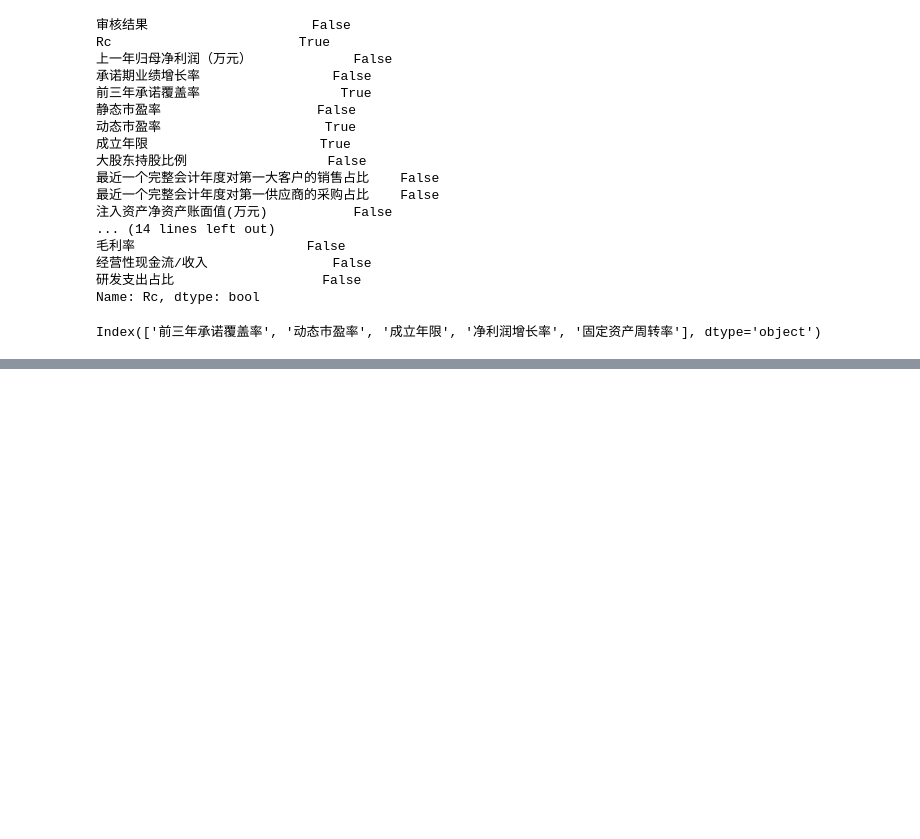
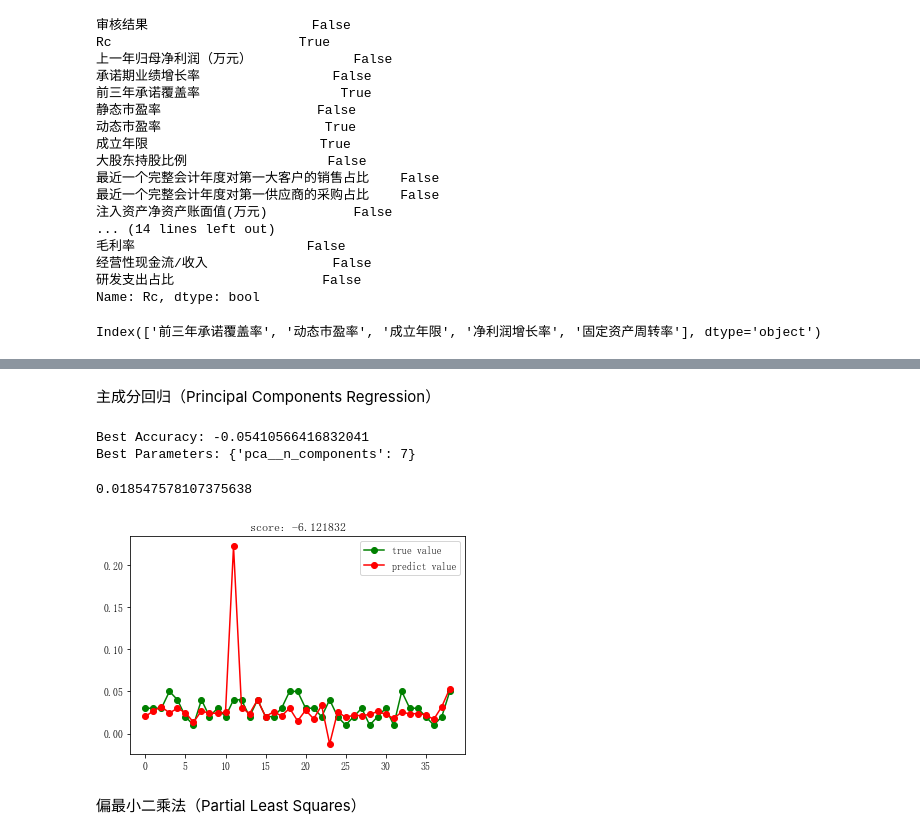
Before and after one commit to ZhengyiWang/Unique-Risk, a Jupyter notebook: 特有风险.ipynb, the cells around one changed output, grey strips where cells are left out. Cells and saved outputs as stored; diff of their text form; code cells hidden in the pictures; blank space fills up the shorter version.

```diff
--- a/特有风险.ipynb
+++ b/特有风险.ipynb
@@ -331,0 +1251,32 @@ Index(['前三年承诺覆盖率', '动态市盈率', '成立年限', '净利润
+# %% [markdown]
+主成分回归（Principal Components Regression）
+# %%
+# Principal Components Regression
+from sklearn.decomposition import PCA
+from sklearn.pipeline import Pipeline
+from sklearn.model_selection import GridSearchCV
+regression_model = linear_model.LinearRegression()
+pca_model = PCA()
+pipe = Pipeline(steps=[('pca', pca_model), ('least_squares', regression_model)])
+param_grid = {'pca__n_components': range(1, 14)}
+search = GridSearchCV(pipe, param_grid,scoring='r2',cv=5)
+search.fit(train_X, train_y)
+best_model=search.best_estimator_
+
+print ("Best Accuracy: {}".format(search.best_score_))
+print ("Best Parameters: {}".format(search.best_params_))
+# %% [output]
+Best Accuracy: -0.05410566416832041
+Best Parameters: {'pca__n_components': 7}
+# %%
+score=[]
+score=cross_val_score(best_model,data,target,cv=5,scoring='r2')
+score.mean()
+# %% [output]
+0.018547578107375638
+# %%
+try_different_method(pcareg_model)
+# %% [output]
+[figure, added]
+# %% [markdown]
+偏最小二乘法（Partial Least Squares）
```
Also changed, not shown: parts of 131 cells of this notebook.
